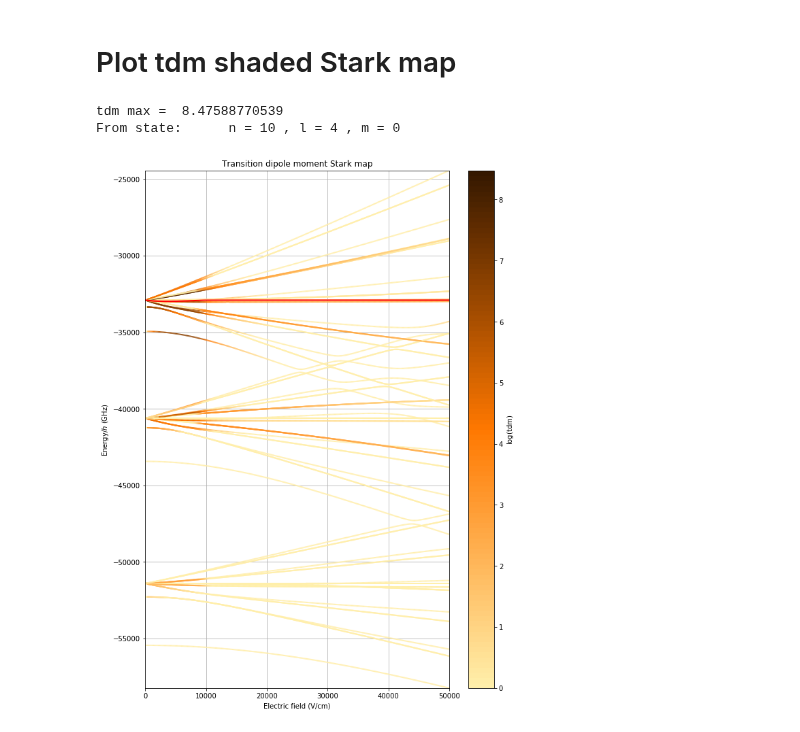
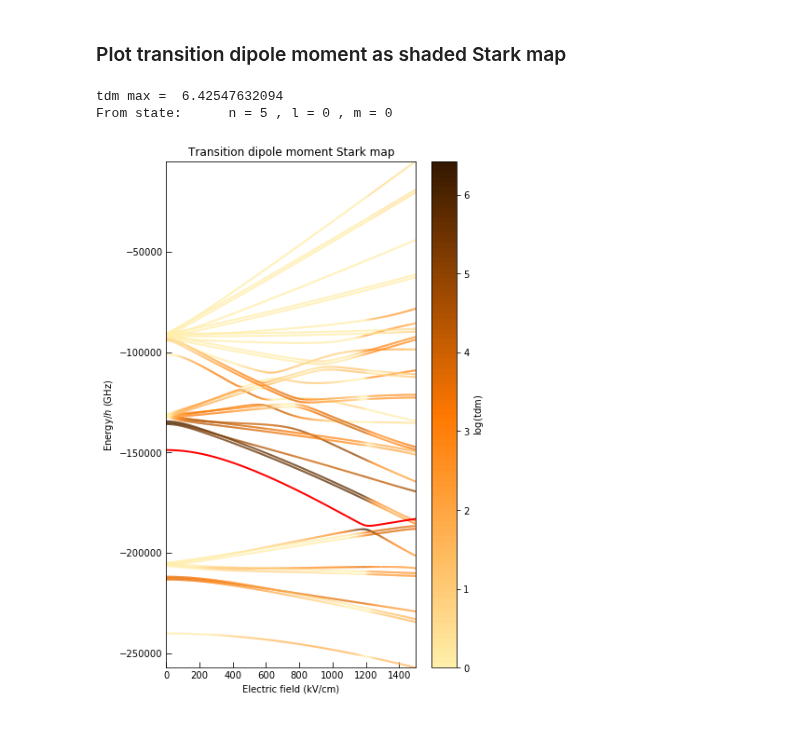
Before and after one commit to aa-morgan/Rydberg_helium_Stark, a Jupyter notebook: notebooks/Transition dipole moments - parallel fields.ipynb, the cells around one changed output. Drawn from its saved outputs; the diff is of its cells as text; code cells hidden in the pictures.

```diff
--- a/notebooks/Transition dipole moments - parallel fields.ipynb
+++ b/notebooks/Transition dipole moments - parallel fields.ipynb
@@ -64,9 +69,9 @@ mat_S_all_m.append( stark_matrix(n_vals_all_m, neff_all_m, L_vals_all_m, m_vals_
 # %%
 # specify the electric field
-field = np.linspace(0, 1*10**5, 21) # V /cm
+field = np.linspace(0.0*10**6, 1.5*10**6, 501) # V /cm
 field_au = field * 100 / (En_h_He/(e*a_0_He))
 # specify the magnetic field (in Telsa)
-B_z = 2*10**1#1.6154E-3
+B_z = 5.0 * 10**1
 # (in atomic units)
 B_z_au = B_z / (hbar/(e*a_0_He**2))
 
@@ -107,6 +114,6 @@ plt.savefig('Stark-Zeeman map.pdf')
 # %%
-state_i = 17
-state_f = 8
+state_i = 9
+state_f = 4
 m_i = 0
 m_f = 0
 
@@ -134,13 +141,13 @@ plt.plot(field, eig_vals[idx_m_f][:,state_f]*scl, '--y', lw=2)
 plt.xlabel('Electric field (V/cm)')
 plt.ylabel('Energy/$h$ (GHz)')
 plt.title('Stark map (separate m-manifolds)')
-plt.grid()
+plt.gca().tick_params(direction='in', length=6)
 
 plt.subplot(2, 1, 2)
 plt.plot(field, tdm, 'r', label='tdm')
 plt.xlabel('Electric field (V/cm)')
 plt.ylabel('Transition dipole moment ($ea_0$)')
-plt.grid()
+plt.gca().tick_params(direction='in', length=6)
 plt.tight_layout()
 
 print('From state:\t n =', n_vals[idx_m_i][state_i], ', l =', L_vals[idx_m_i][state_i], ', m =', m_vals[idx_m_i])
@@ -154,6 +161,6 @@ To state:        n = 9 , l = 0 , m = 0
 # %%
-state_i = 17
-state_f = 8
+state_i = 9
+state_f = 4
 m_i_f = 0
 
 idx_m_i_f = np.where(m_vals==m_i_f)[0][0]
@@ -171,14 +178,14 @@ plt.plot(field, eig_vals[idx_m_i_f][:,state_i]*scl, '--y', lw=2)
 plt.plot(field, eig_vals[idx_m_i_f][:,state_f]*scl, '--c', lw=2)
 plt.xlabel('Electric field (V/cm)')
 plt.ylabel('Energy/$h$ (GHz)')
-plt.grid()
+plt.gca().tick_params(direction='in', length=6)
 
 plt.subplot(2,1,2)
 plt.plot(field, np.array(l_char)[:,0], 'c', label='Cyan(Yellow)')
 plt.plot(field, np.array(l_char)[:,1], '--c', label='Yellow(Cyan)')
 plt.xlabel('Electric field (V/cm)')
 plt.ylabel('State character')
-plt.grid()
+plt.gca().tick_params(direction='in', length=6)
 plt.legend()
 plt.tight_layout()
 # %% [output]
@@ -186,5 +193,5 @@ plt.tight_layout()
 # %% [markdown]
-# Plot tdm shaded Stark map
+### Plot transition dipole moment as shaded Stark map
 # %%
 def colorline(
     x, y, z=None, cmap=plt.get_cmap('copper'), norm=plt.Normalize(0.0, 1.0),
@@ -230,17 +237,17 @@ def create_XY_array(x, y):
     verts = path.interpolated(steps=1).vertices
     return verts[:, 0], verts[:, 1]
 # %%
-state_i = 21
+state_i = 4
 m_i = 0
 
 idx_m_i = np.where(m_vals==m_i)[0][0]
 idx_m_i_all_m = np.where(m_vals_all_m==m_i)[0]
 dm_0, dm_1, dm_m1 = 0, 1, 2
 
-m_vals_plot = [0,1,-1]
+m_vals_plot = [0,-1,1]
 dm_include = [dm_0, dm_1, dm_m1]
 
-plt.figure(figsize=(10,14))
+plt.figure(figsize=(6,10))
 ax = plt.gca()
 max_z = 0
 
@@ -254,38 +261,41 @@ for m_val_idx, m_val in enumerate(m_vals):
         for state_f in trange(len(eig_vals[m_val_idx][0]), desc='Calculating tdm to each state'):
             if not((m_val == m_i) and (state_i == state_f)):
                 tdm = []
                 idx_m_f = np.where(m_vals==m_val)[0][0]
                 idx_m_f_all_m = np.where(m_vals_all_m==m_val)[0]
                 for i, f in enumerate(field):
                     weights = ( np.outer( eig_vecs[idx_m_i][i,:,state_i], eig_vecs[idx_m_f][i,:,state_f] ) )
                     tdm_sum = 0
                     for dm in dm_include:
                         tdm_sum += np.sum( weights * mat_S_all_m[dm][idx_m_i_all_m,:][:,idx_m_f_all_m] )**2
                     tdm.append( tdm_sum )
                 z = np.log(tdm)
                 max_z = np.max([max_z, np.max(z)])
-                x, y = create_XY_array(field, eig_vals[idx_m_f][:,state_f]*scl)
+                x, y = create_XY_array(field/10**3, eig_vals[idx_m_f][:,state_f]*scl)
                 ax.add_collection( colorline(x, y, z, cmap=cm, linewidth=2, norm=None ) )
 
-plt.plot(field, eig_vals[idx_m_i][:,state_i]*scl, 'r', lw=2)
-plt.xlim([np.min(field),np.max(field)])
+#max_z = 6.4198
+plt.plot(field/10**3, eig_vals[idx_m_i][:,state_i]*scl, 'r', lw=2)
+plt.xlim([np.min(field)/10**3,np.max(field)/10**3])
 plt.ylim([np.min(eig_vals[:1])*scl,np.max(eig_vals[:1])*scl])
-plt.xlabel('Electric field (V/cm)')
+plt.xlabel('Electric field (kV/cm)')
 plt.ylabel('Energy/$h$ (GHz)')
 plt.title('Transition dipole moment Stark map')
-plt.grid()
+plt.gca().tick_params(direction='in', length=6)
 for collection in ax.collections:
     collection.norm = plt.Normalize(0.0, max_z)
 
 fig = plt.gcf()
 z = np.linspace(0,max_z,len(field))
 lc = colorline(x, y, z, cmap=cm, linewidth=2, norm=plt.Normalize(0.0, max_z))
 axcb = fig.colorbar(lc)
 axcb.set_label('$\log$(tdm)')
 
 print('tdm max = ', max_z)
 print('From state:\t n =', n_vals[idx_m_i][state_i], ', l =', L_vals[idx_m_i][state_i], ', m =', m_vals[idx_m_i])
+
+#plt.savefig('tdm_map_dm_0.pdf')
 # %% [output]
-tdm max =  8.47588770539
-From state:      n = 10 , l = 4 , m = 0
+tdm max =  6.42547632094
+From state:      n = 5 , l = 0 , m = 0
-[figure, old version]
+[figure, new version]
```
Also changed, not shown: parts of 13 cells of this notebook, 14 other files.
